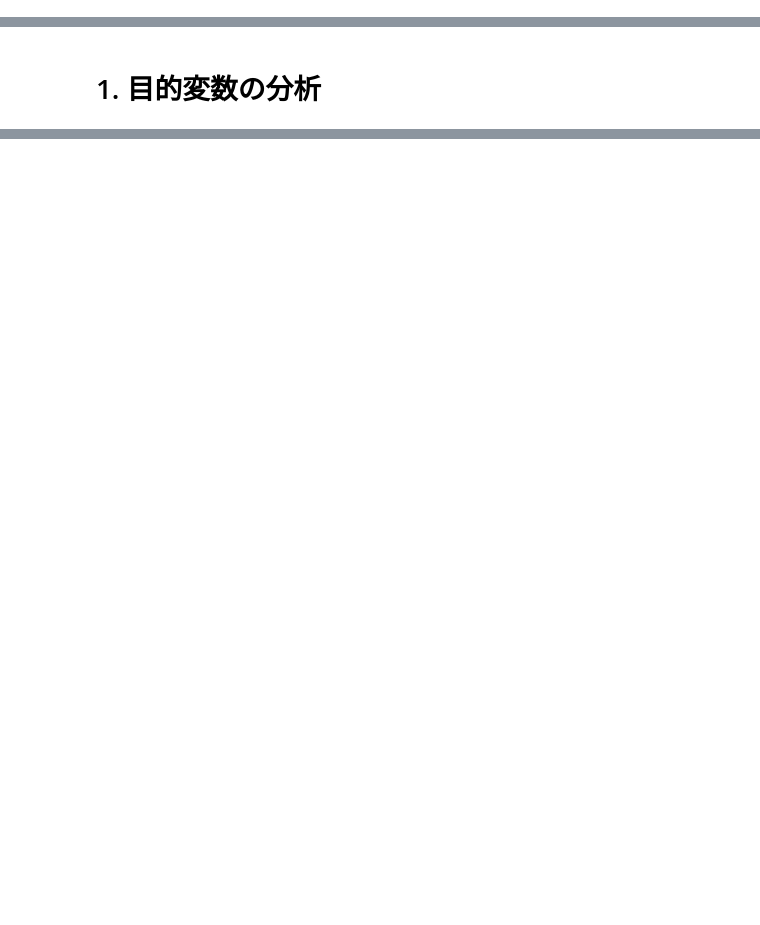
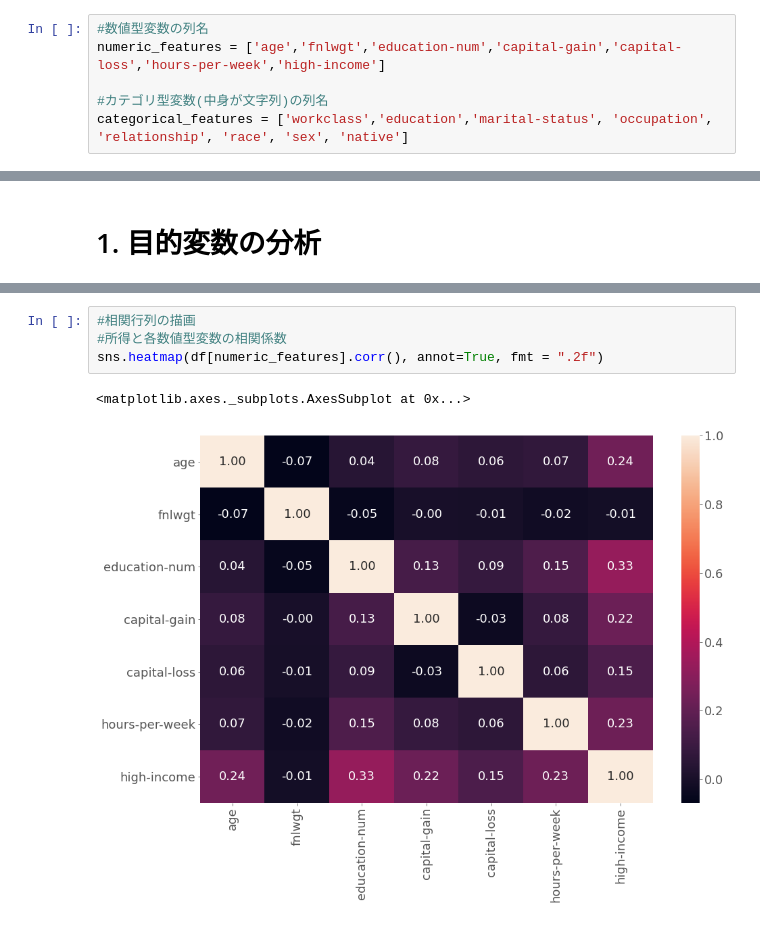
Before and after one commit to TakatoMatsumoto/data_policy_studies, a Jupyter notebook: chapter_2/notebook/eda.ipynb, the cells around one changed output, grey strips where cells are left out. Cells and saved outputs as stored; diff of their text form; blank space fills up the shorter version.

```diff
--- a/chapter_2/notebook/eda.ipynb
+++ b/chapter_2/notebook/eda.ipynb
@@ -84,0 +86,6 @@ memory usage: 2.0+ MB
+# %%
+#数値型変数の列名
+numeric_features = ['age','fnlwgt','education-num','capital-gain','capital-loss','hours-per-week','high-income']
+
+#カテゴリ型変数(中身が文字列)の列名
+categorical_features = ['workclass','education','marital-status', 'occupation', 'relationship', 'race', 'sex', 'native']
@@ -181,0 +130,7 @@ ValueError: Could not interpret input 'hour'
+# %%
+#相関行列の描画
+#所得と各数値型変数の相関係数
+sns.heatmap(df[numeric_features].corr(), annot=True, fmt = ".2f")
+# %% [output]
+<matplotlib.axes._subplots.AxesSubplot at 0x...>
+[figure, added]
```
Also changed, not shown: parts of 56 cells of this notebook, 30 other files.
